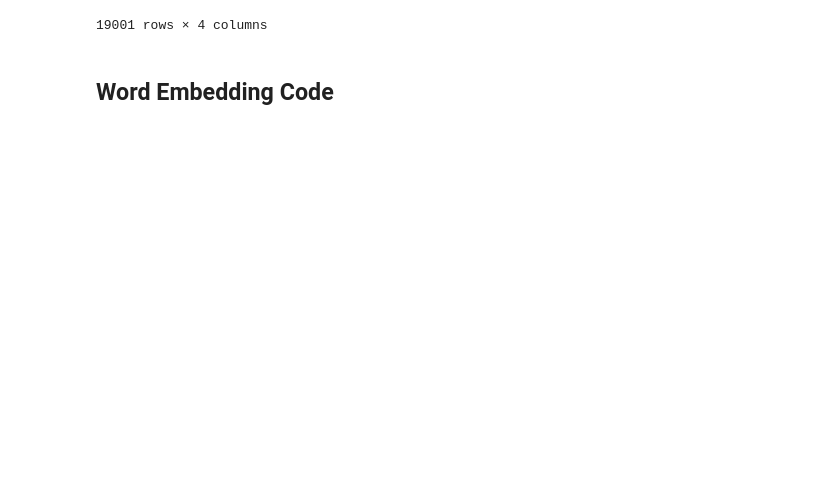
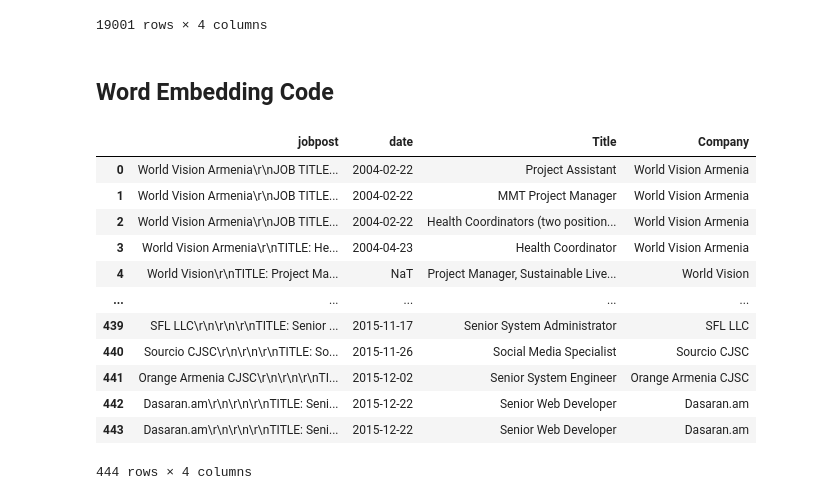
Before and after one commit to emoral435/JupyterPatents, a Jupyter notebook: JobEmbeddings/Job Word Embeddings.ipynb, the cells around one changed output. Cells and saved outputs as stored; diff of their text form; code cells hidden in the pictures; blank space fills up the shorter version.

Commit message:
Accomplished structuring of data - now analyzing with SciKit to get patents and online job posts cosine similarity scores

```diff
--- a/JobEmbeddings/Job Word Embeddings.ipynb
+++ b/JobEmbeddings/Job Word Embeddings.ipynb
@@ -112,8 +115,23 @@ vectorizer = TfidfVectorizer()
 # %%
 remote_jobs = pd.concat([online_df.loc[online_df['jobpost'].str.contains("remote", case=True)],
                         online_df.loc[online_df['jobpost'].str.contains("WFH", case=True)],
                         online_df.loc[online_df['jobpost'].str.contains("work from home", case=True)],
                         online_df.loc[online_df['jobpost'].str.contains("mobile work", case=True)],
                         online_df.loc[online_df['jobpost'].str.contains("virtual", case=True)],
                         online_df.loc[online_df['jobpost'].str.contains("online meeting", case=True)],
-                        online_df.loc[online_df['jobpost'].str.contains("distributed work", case=True)]], ignore_index=True)
+                        online_df.loc[online_df['jobpost'].str.contains("distributed work", case=True)]], ignore_index=True) # we are getting remote job online posts only
+remote_jobs
+# %% [output]
+|  | jobpost | date | Title | Company |
+| 0 | World Vision Armenia\r\nJOB TITLE... | 2004-02-22 | Project Assistant | World Vision Armenia |
+| 1 | World Vision Armenia\r\nJOB TITLE... | 2004-02-22 | MMT Project Manager | World Vision Armenia |
+| 2 | World Vision Armenia\r\nJOB TITLE... | 2004-02-22 | Health Coordinators (two position... | World Vision Armenia |
+| 3 | World Vision Armenia\r\nTITLE: He... | 2004-04-23 | Health Coordinator | World Vision Armenia |
+| 4 | World Vision\r\nTITLE: Project Ma... | NaT | Project Manager, Sustainable Live... | World Vision |
+| ... | ... | ... | ... | ... |
+| 439 | SFL LLC\r\n\r\n\r\nTITLE: Senior ... | 2015-11-17 | Senior System Administrator | SFL LLC |
+| 440 | Sourcio CJSC\r\n\r\n\r\nTITLE: So... | 2015-11-26 | Social Media Specialist | Sourcio CJSC |
+| 441 | Orange Armenia CJSC\r\n\r\n\r\nTI... | 2015-12-02 | Senior System Engineer | Orange Armenia CJSC |
+| 442 | Dasaran.am\r\n\r\n\r\nTITLE: Seni... | 2015-12-22 | Senior Web Developer | Dasaran.am |
+| 443 | Dasaran.am\r\n\r\n\r\nTITLE: Seni... | 2015-12-22 | Senior Web Developer | Dasaran.am |
+444 rows × 4 columns
```
Also changed, not shown: parts of 12 cells of this notebook, 3 other files.
